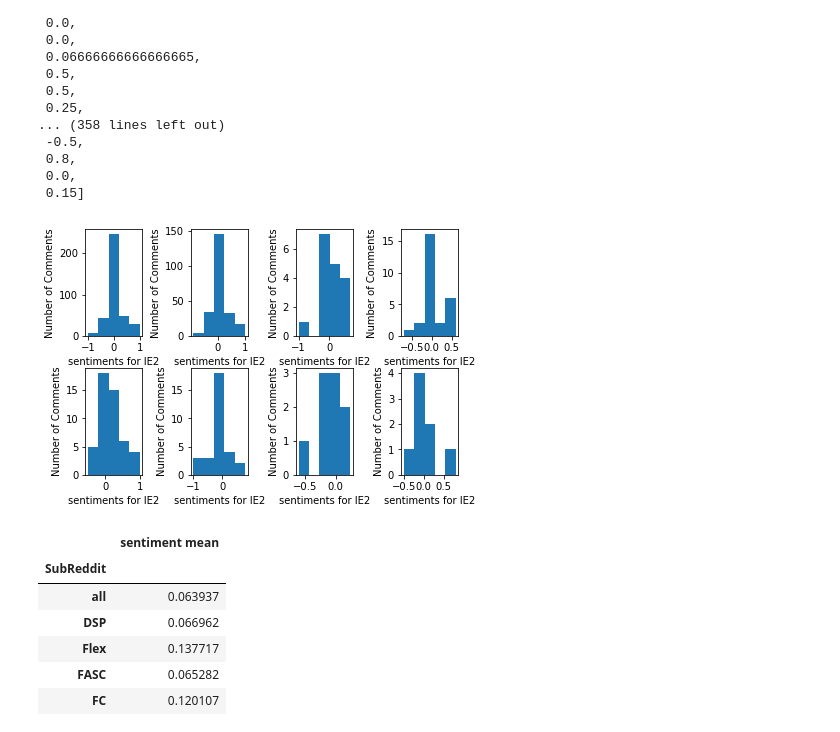
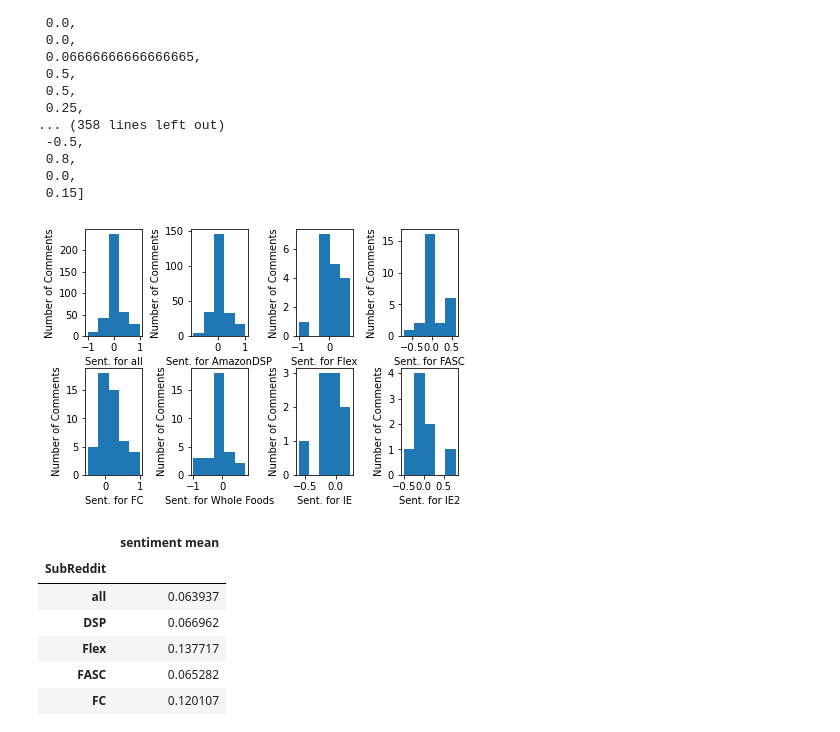
Before and after one commit to simplerasaphoronid/Gerrlyn-Isabel, a Jupyter notebook: UP229 Final Project_Final.ipynb, the cells around one changed output. Drawn from its saved outputs; the diff is of its cells as text; code cells hidden in the pictures.

```diff
--- a/UP229 Final Project_Final.ipynb
+++ b/UP229 Final Project_Final.ipynb
@@ -26,11 +22,3 @@ Df3 = reddit.submission(url="https://www.reddit.com/r/FASCAmazon/comments/k5u1zx
-# %%
-Df4 = reddit.submission(url="https://www.reddit.com/r/AmazonFC/comments/l6g47r/oh_the_hierarchy/")
-# %%
-Df5 = reddit.submission(url="https://www.reddit.com/r/AmazonWFShoppers/comments/ku3ywj/what_else_takes_a_lot_of_time/")
-# %%
-Df6 = reddit.submission(url="https://www.reddit.com/r/InlandEmpire/comments/gfc92z/revealed_amazon_told_workers_paid_sick_leave_law/")
-# %%
-Df7 = reddit.submission(url="https://www.reddit.com/r/InlandEmpire/comments/mrrkmc/amazons_warehouse_boom_linked_to_health_hazards/")
 # %%
 # let's look at the "top" commments in these subreddits
 
@@ -306,32 +294,31 @@ means = {'all': h, 'DSP': a, 'Flex': b, 'FASC': c, 'FC': d, 'WF': e, 'IE': f, 'I
 # %%
 # What are the mean sentiment scores of comments under each individual subreddit post, in addition to our combined variable?
 # let's see and then graph all of them side by side for comparison
 
 data = [all_scores, Df1_scores, Df2_scores, Df3_scores, Df4_scores, Df5_scores, Df6_scores, Df7_scores]
 lisp = ['all', 'AmazonDSP', 'Flex', 'FASC', 'FC', 'Whole Foods', 'IE', 'IE2']
 f, a = plt.subplots(2,4)
 plt.tight_layout()
 a = a.ravel()
 for idx, ax in enumerate(a):
     ax.hist(data[idx], bins = 5)
-    for i in lisp:
-        ax.set_xlabel('sentiments for {}'.format(i))
+    ax.set_xlabel('Sent. for {}'.format(lisp[idx]))
     ax.set_ylabel('Number of Comments')
 
 
 plt.show()
 
 #In the end, Isabel couldn't figure out how to put titles on these so you have to have a legend like the one below to interpret
 #Plot 1: all comments in all posts
 #Plot 2:'DSP' = DSP drivers
 #Plot 3:'Flex' = flex drivers
 #Plot 4:'FASC' = fulfillment and sortation centers
 #Plot 5:'FC' = fulfillment centers
 #Plot 6:'WF' = whole foods shoppers
 #Plot 7:'IE'
 #Plot 8:'IE2'
 # %% [output]
-[figure, old version]
+[figure, new version]
 # %%
 # it's a little challenging to see the values with our charts above. let's try putting these in a table instead
 
```
Also changed, not shown: parts of 5 cells of this notebook.
